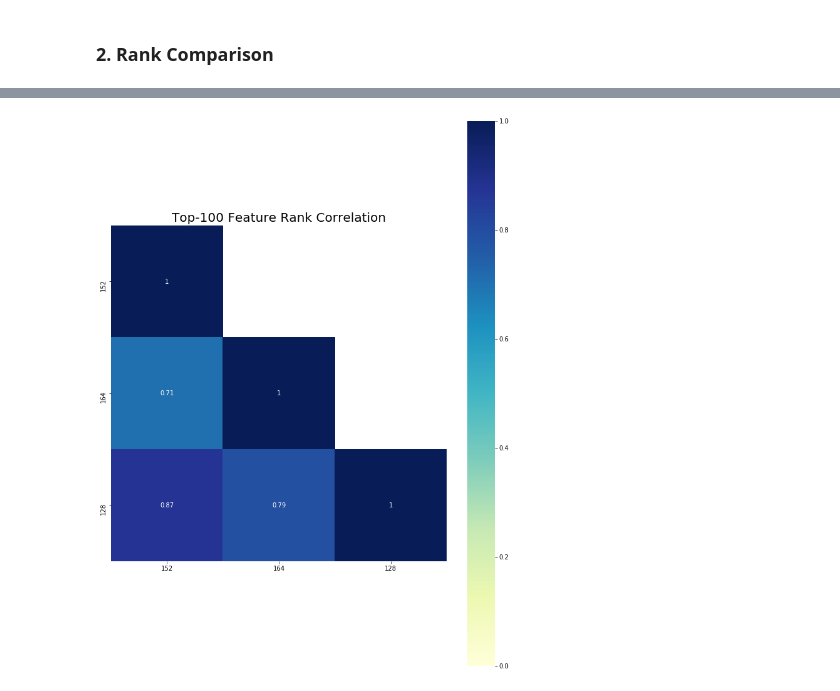
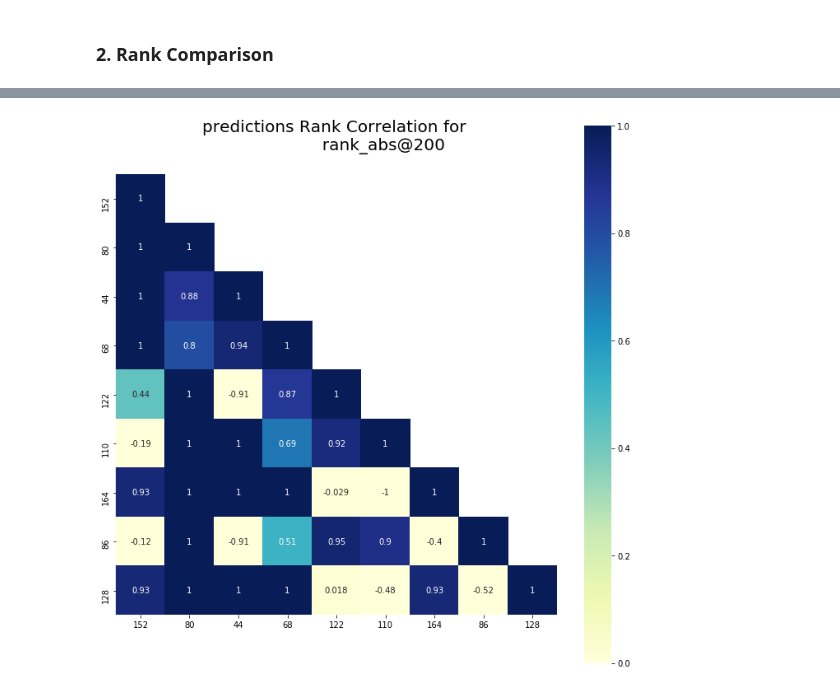
Before and after one commit to dssg/triage, a Jupyter notebook: src/triage/component/postmodeling/contrast/postmodeling_tutorial.ipynb, the cells around one changed output, grey strips where cells are left out. Cells and saved outputs as stored; diff of their text form; code cells hidden in the pictures.

```diff
--- a/src/triage/component/postmodeling/contrast/postmodeling_tutorial.ipynb
+++ b/src/triage/component/postmodeling/contrast/postmodeling_tutorial.ipynb
@@ -268,5 +283,7 @@ audited_models_class.plot_ranked_corrlelation(type='predictions')
-# %%
-audited_models_class.plot_ranked_corrlelation(type='features',
-                                             model_subset=[152, 164, 128])
-# %% [output]
-[figure, removed]
+# %%
+audited_models_class.plot_ranked_corrlelation(figsize=params.figsize,
+                                               corr_type='predictions',
+                                               param_type='rank_abs',
+                                               param=200)
+# %% [output]
+[figure, added]
```
Also changed, not shown: parts of 14 cells of this notebook, 1 other file.
